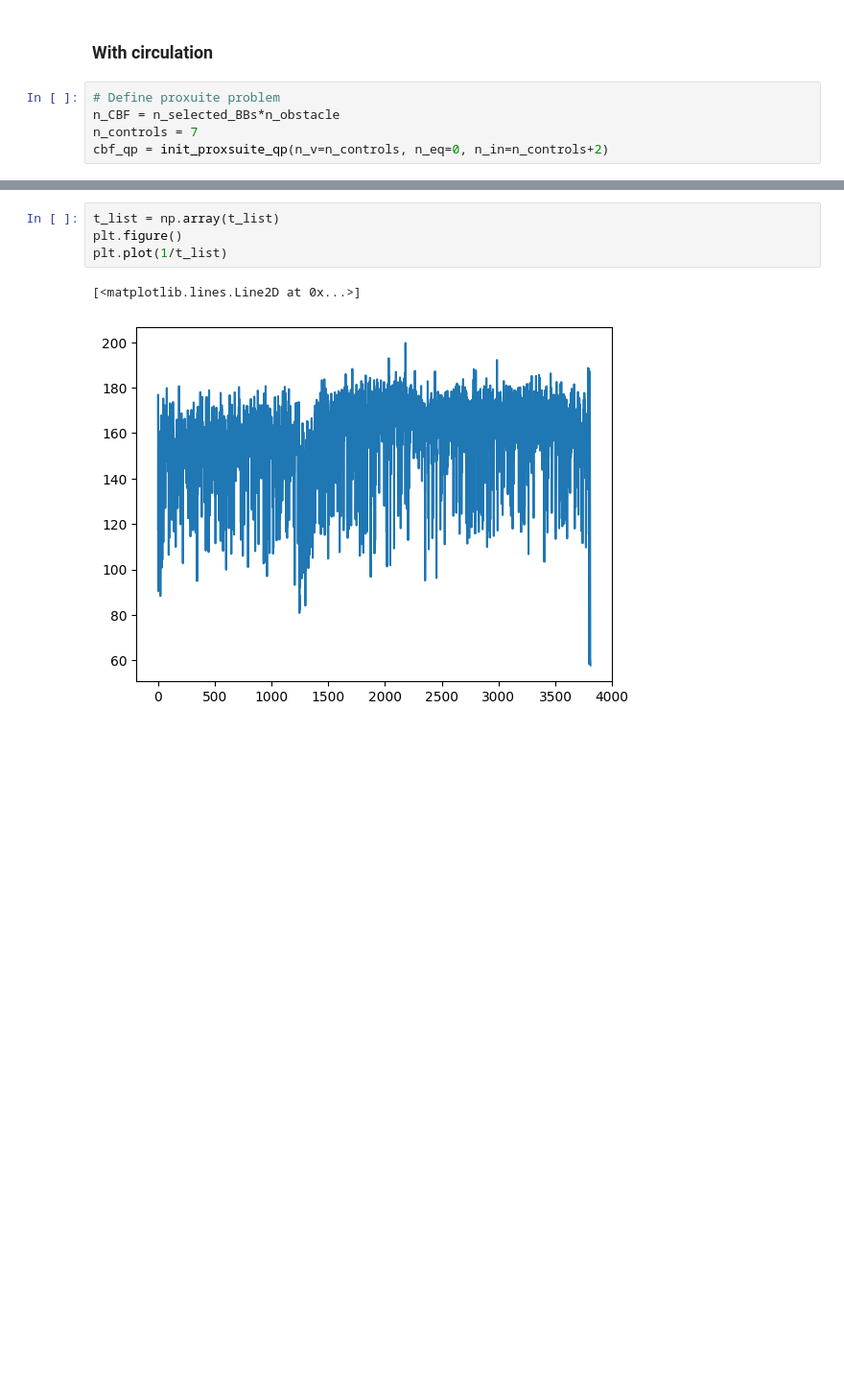
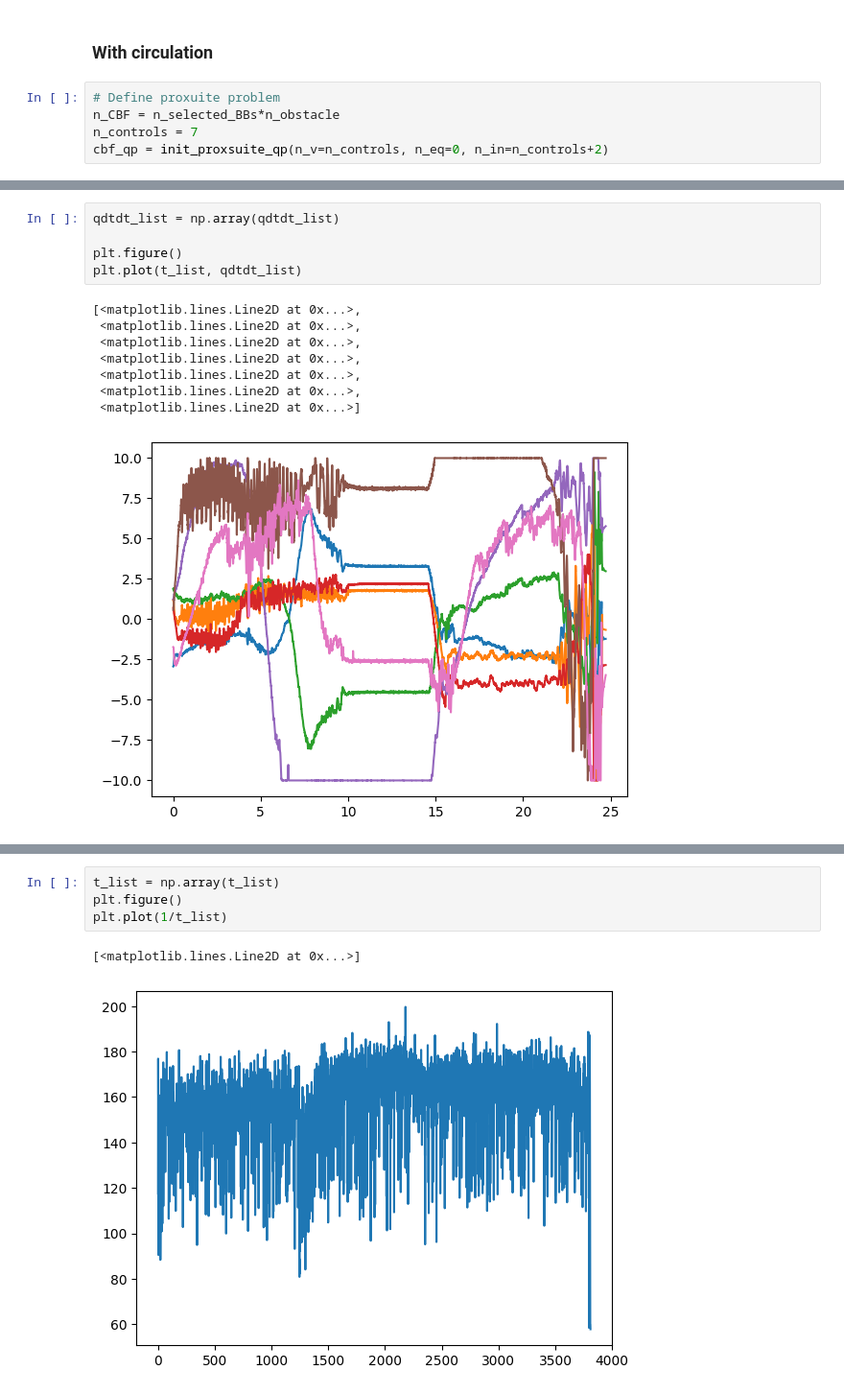
Before and after one commit to shiqingw/HOCBF-FR3-Experiments, a Jupyter notebook: exp1_box_circulation.ipynb, the cells around one changed output, grey strips where cells are left out. Shown at 96% size. Saved outputs shown, nothing was run; the diff lists cells and outputs as text; blank space fills up the shorter version.

```diff
--- a/exp1_box_circulation.ipynb
+++ b/exp1_box_circulation.ipynb
@@ -524,3 +557,17 @@ plt.plot(qdtdt_list[:800,:])
+# %%
+qdtdt_list = np.array(qdtdt_list)
+
+plt.figure()
+plt.plot(t_list, qdtdt_list)
+# %% [output]
+[<matplotlib.lines.Line2D at 0x...>,
+ <matplotlib.lines.Line2D at 0x...>,
+ <matplotlib.lines.Line2D at 0x...>,
+ <matplotlib.lines.Line2D at 0x...>,
+ <matplotlib.lines.Line2D at 0x...>,
+ <matplotlib.lines.Line2D at 0x...>,
+ <matplotlib.lines.Line2D at 0x...>]
+[figure, added]
 # %%
 tau_list = np.array(tau_list)
 plt.figure()
```
Also changed, not shown: parts of 10 cells of this notebook.
